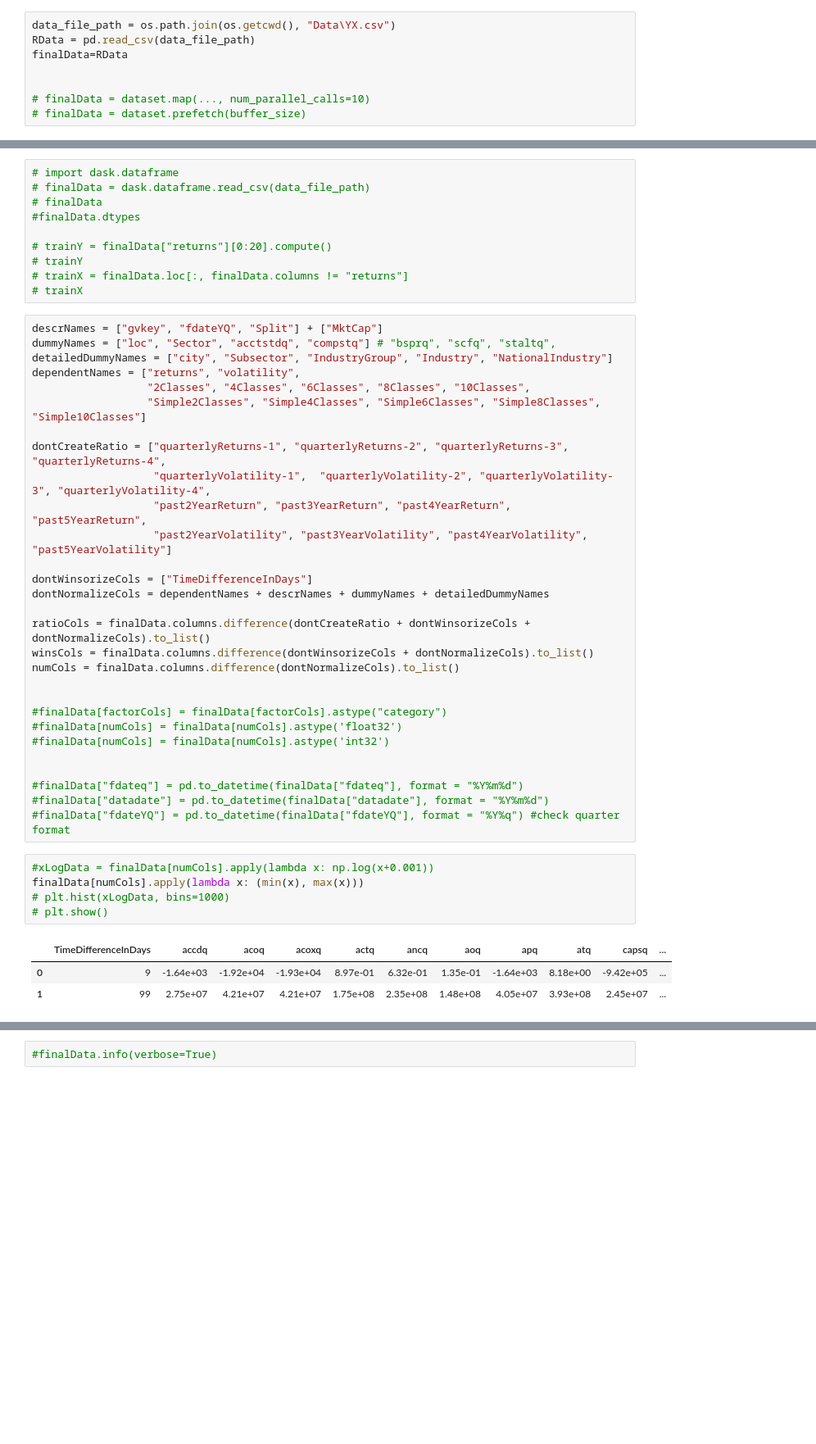
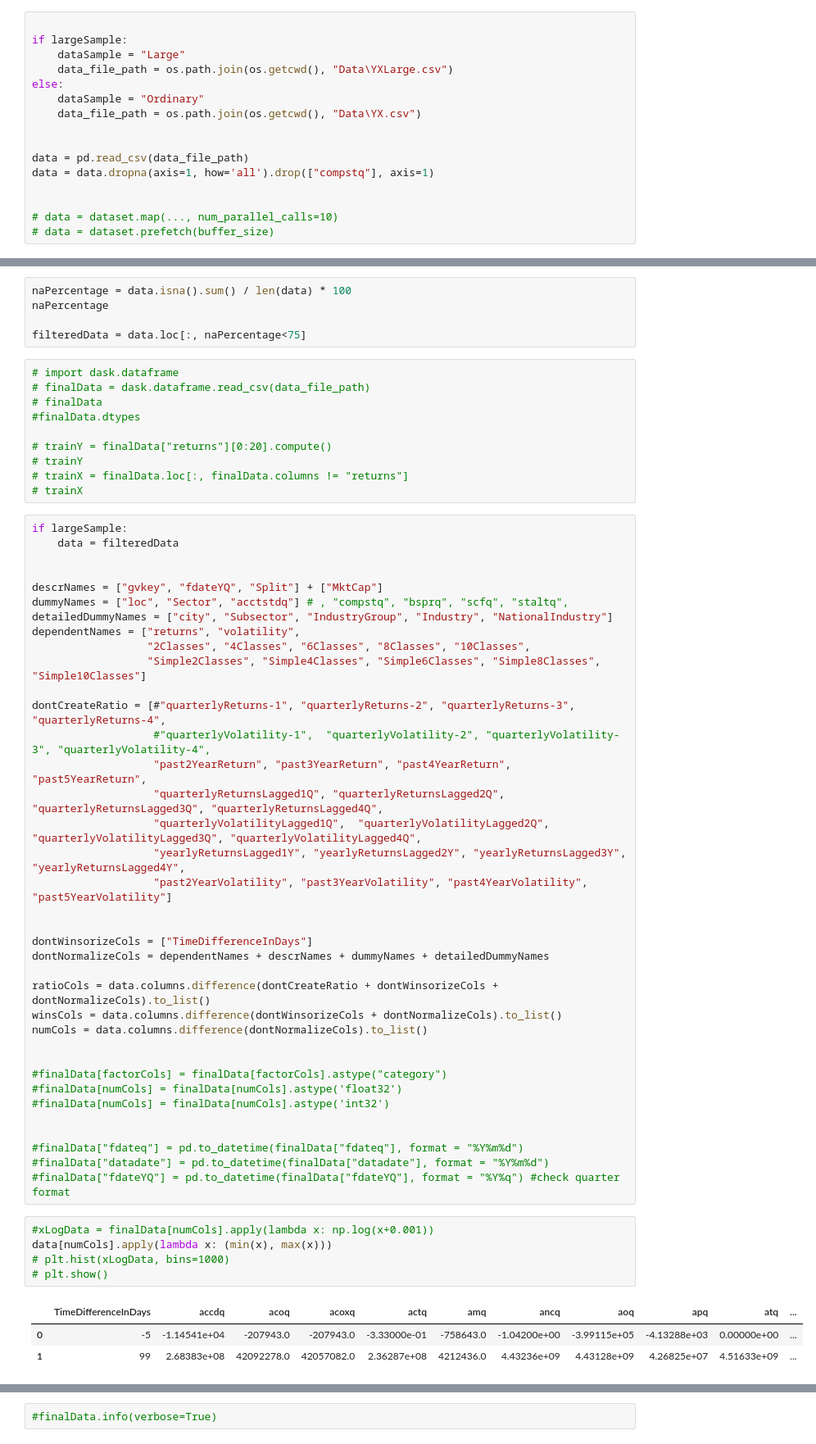
Before and after one commit to rrobberobin/MLStockForecasting, a Jupyter notebook: RobinThesisTensorflow.ipynb, the cells around one changed output, grey strips where cells are left out. Shown at 82% size. Saved outputs shown, nothing was run; the diff lists cells and outputs as text; blank space fills up the shorter version.

```diff
--- a/RobinThesisTensorflow.ipynb
+++ b/RobinThesisTensorflow.ipynb
@@ -31,8 +35,16 @@ pd.set_option("display.precision", 2)
 # %%
-data_file_path = os.path.join(os.getcwd(), "Data\YX.csv")
-RData = pd.read_csv(data_file_path)
-finalData=RData
+
+if largeSample:
+    dataSample = "Large"
+    data_file_path = os.path.join(os.getcwd(), "Data\YXLarge.csv")
+else:
+    dataSample = "Ordinary"
+    data_file_path = os.path.join(os.getcwd(), "Data\YX.csv")
 
 
-# finalData = dataset.map(..., num_parallel_calls=10)
-# finalData = dataset.prefetch(buffer_size)
+data = pd.read_csv(data_file_path)
+data = data.dropna(axis=1, how='all').drop(["compstq"], axis=1)
+
+
+# data = dataset.map(..., num_parallel_calls=10)
+# data = dataset.prefetch(buffer_size)
@@ -39,3 +88,8 @@ finalData=RData
+# %%
+naPercentage = data.isna().sum() / len(data) * 100
+naPercentage
+
+filteredData = data.loc[:, naPercentage<75]
 # %%
 # import dask.dataframe
 # finalData = dask.dataframe.read_csv(data_file_path)
@@ -47,24 +101,32 @@ finalData=RData
 # trainX = finalData.loc[:, finalData.columns != "returns"]
 # trainX
 # %%
+if largeSample:
+    data = filteredData
+
+
 descrNames = ["gvkey", "fdateYQ", "Split"] + ["MktCap"]
-dummyNames = ["loc", "Sector", "acctstdq", "compstq"] # "bsprq", "scfq", "staltq",
+dummyNames = ["loc", "Sector", "acctstdq"] # , "compstq", "bsprq", "scfq", "staltq",
 detailedDummyNames = ["city", "Subsector", "IndustryGroup", "Industry", "NationalIndustry"]
 dependentNames = ["returns", "volatility",
                   "2Classes", "4Classes", "6Classes", "8Classes", "10Classes",
                   "Simple2Classes", "Simple4Classes", "Simple6Classes", "Simple8Classes", "Simple10Classes"]
 
-dontCreateRatio = ["quarterlyReturns-1", "quarterlyReturns-2", "quarterlyReturns-3", "quarterlyReturns-4",
-                   "quarterlyVolatility-1",  "quarterlyVolatility-2", "quarterlyVolatility-3", "quarterlyVolatility-4",
+dontCreateRatio = [#"quarterlyReturns-1", "quarterlyReturns-2", "quarterlyReturns-3", "quarterlyReturns-4",
+                   #"quarterlyVolatility-1",  "quarterlyVolatility-2", "quarterlyVolatility-3", "quarterlyVolatility-4",
                    "past2YearReturn", "past3YearReturn", "past4YearReturn", "past5YearReturn",
+                   "quarterlyReturnsLagged1Q", "quarterlyReturnsLagged2Q", "quarterlyReturnsLagged3Q", "quarterlyReturnsLagged4Q",
+                   "quarterlyVolatilityLagged1Q",  "quarterlyVolatilityLagged2Q", "quarterlyVolatilityLagged3Q", "quarterlyVolatilityLagged4Q",
+                   "yearlyReturnsLagged1Y", "yearlyReturnsLagged2Y", "yearlyReturnsLagged3Y", "yearlyReturnsLagged4Y",
                    "past2YearVolatility", "past3YearVolatility", "past4YearVolatility", "past5YearVolatility"]
+
 
 dontWinsorizeCols = ["TimeDifferenceInDays"]
 dontNormalizeCols = dependentNames + descrNames + dummyNames + detailedDummyNames
 
-ratioCols = finalData.columns.difference(dontCreateRatio + dontWinsorizeCols + dontNormalizeCols).to_list()
-winsCols = finalData.columns.difference(dontWinsorizeCols + dontNormalizeCols).to_list()
-numCols = finalData.columns.difference(dontNormalizeCols).to_list()
+ratioCols = data.columns.difference(dontCreateRatio + dontWinsorizeCols + dontNormalizeCols).to_list()
+winsCols = data.columns.difference(dontWinsorizeCols + dontNormalizeCols).to_list()
+numCols = data.columns.difference(dontNormalizeCols).to_list()
 
 
 #finalData[factorCols] = finalData[factorCols].astype("category")
@@ -77,10 +139,10 @@ numCols = finalData.columns.difference(dontNormalizeCols).to_list()
 #finalData["fdateYQ"] = pd.to_datetime(finalData["fdateYQ"], format = "%Y%q") #check quarter format
 # %%
 #xLogData = finalData[numCols].apply(lambda x: np.log(x+0.001))
-finalData[numCols].apply(lambda x: (min(x), max(x)))
+data[numCols].apply(lambda x: (min(x), max(x)))
 # plt.hist(xLogData, bins=1000)
 # plt.show()
 # %% [output]
-|  | TimeDifferenceInDays | accdq | acoq | acoxq | actq | ancq | aoq | apq | atq | capsq | ... |
-| 0 | 9 | -1.64e+03 | -1.92e+04 | -1.93e+04 | 8.97e-01 | 6.32e-01 | 1.35e-01 | -1.64e+03 | 8.18e+00 | -9.42e+05 | ... |
-| 1 | 99 | 2.75e+07 | 4.21e+07 | 4.21e+07 | 1.75e+08 | 2.35e+08 | 1.48e+08 | 4.05e+07 | 3.93e+08 | 2.45e+07 | ... |
+|  | TimeDifferenceInDays | accdq | acoq | acoxq | actq | amq | ancq | aoq | apq | atq | ... |
+| 0 | -5 | -1.14541e+04 | -207943.0 | -207943.0 | -3.33000e-01 | -758643.0 | -1.04200e+00 | -3.99115e+05 | -4.13288e+03 | 0.00000e+00 | ... |
+| 1 | 99 | 2.68383e+08 | 42092278.0 | 42057082.0 | 2.36287e+08 | 4212436.0 | 4.43236e+09 | 4.43128e+09 | 4.26825e+07 | 4.51633e+09 | ... |
```
Also changed, not shown: parts of 73 cells of this notebook.
